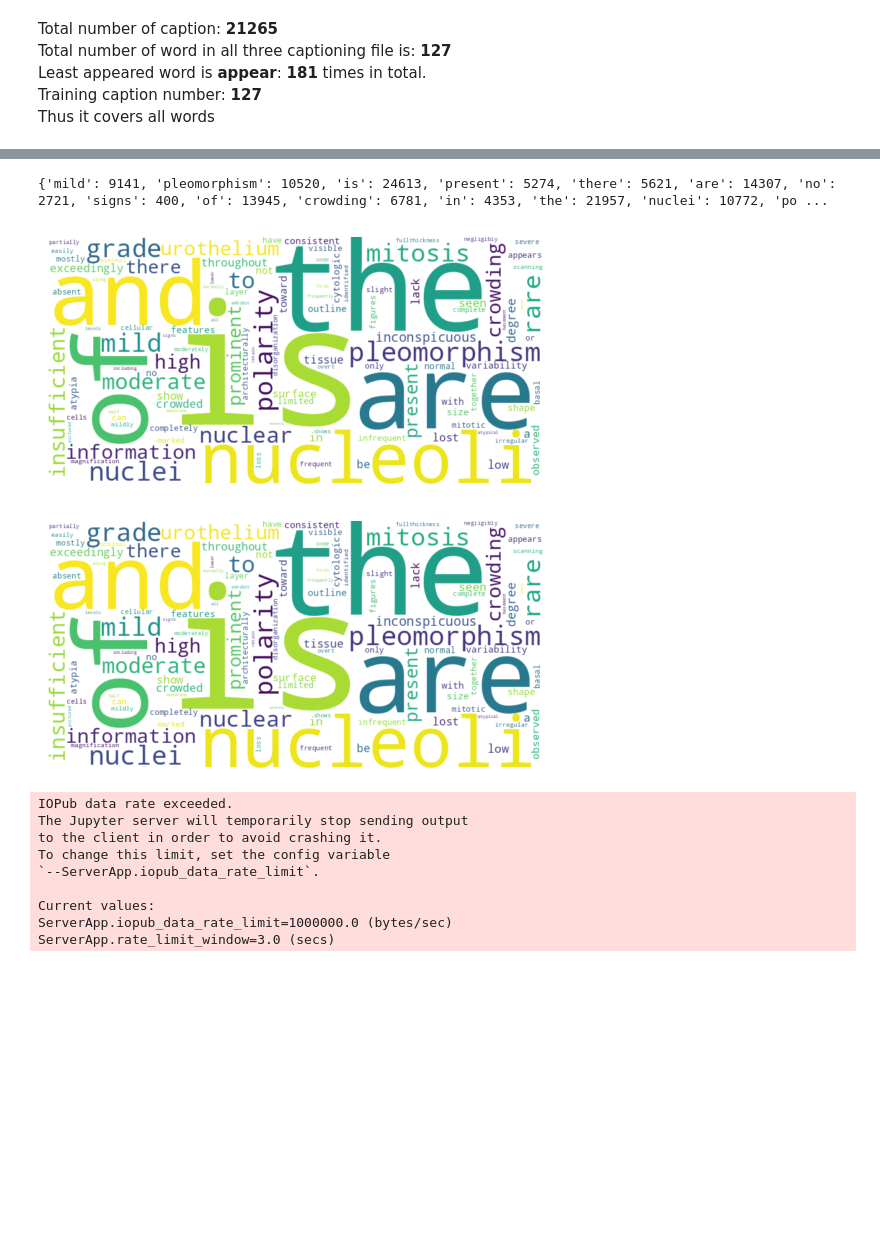
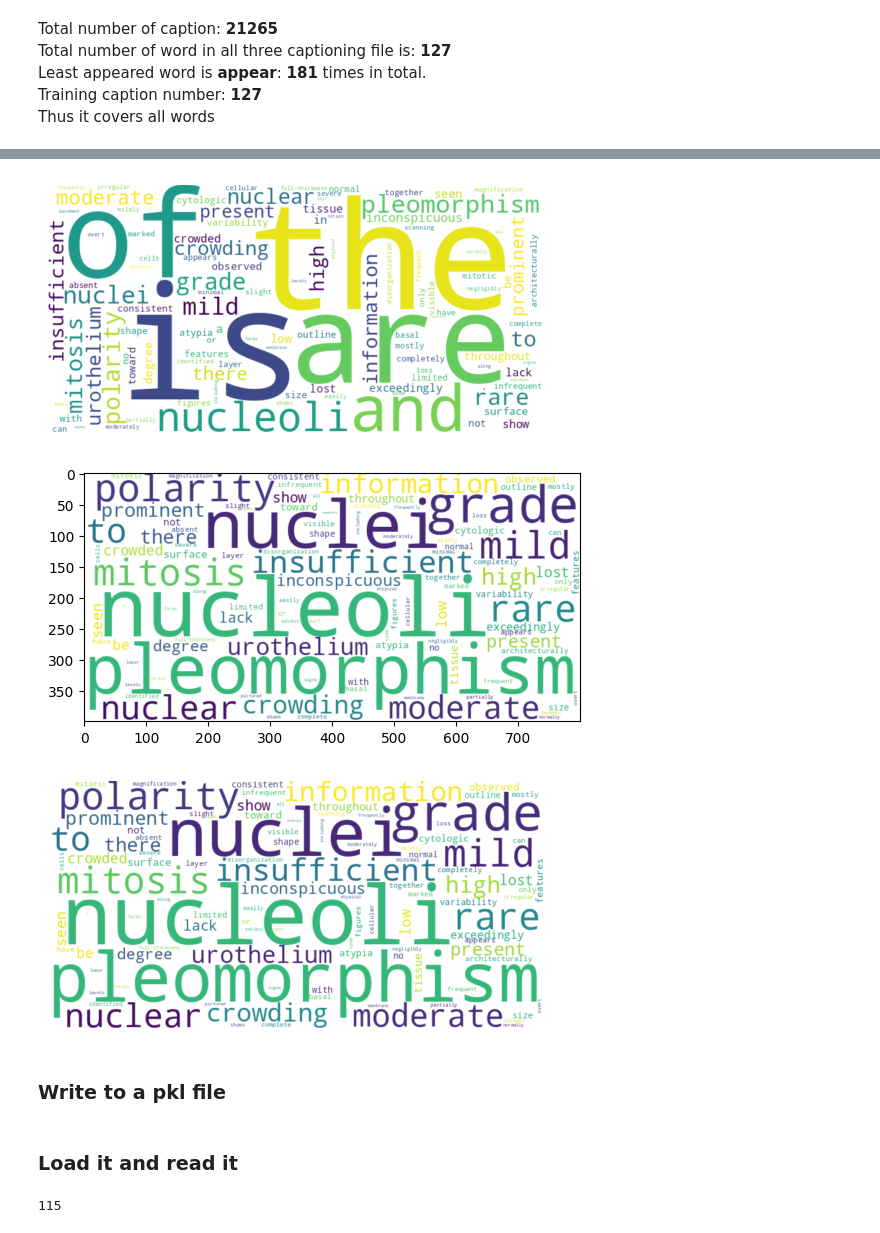
Before and after one commit to PeterrHH/GNN-Histo-Caption, a Jupyter notebook: main/Untitled.ipynb, the cells around one changed output, grey strips where cells are left out. Drawn from its saved outputs; the diff is of its cells as text; code cells hidden in the pictures; blank space fills up the shorter version.

```diff
--- a/main/Untitled.ipynb
+++ b/main/Untitled.ipynb
@@ -196,7 +199,7 @@ from dataloader import make_dataloader
 from Vocabulary import Vocabulary
 split = "train"
 loader,dataset = make_dataloader(
-    batch_size = 2,
+    batch_size = 8,
     split = split,
     base_data_path = "../../../../../../srv/scratch/bic/peter/Report",
     graph_path = "../../../../../../srv/scratch/bic/peter/full-graph",
@@ -382,7 +402,7 @@ class_count = {
 count = 0
 class_weight = []
 for idx,output in enumerate(dataset):
-    _, _, _, _, labels, _, _,_= output
+    _, _, _, _, labels, _, _= output
     if count % 500 == 0 :
         print(count)
     class_count[str(labels)] += 1
@@ -536,9 +568,11 @@ output:
 
 '''
 def word_list_from_cap(caption):
-    # caption_no_punctuation = caption.translate(str.maketrans('', '', ',.'))
-    # Split the caption into words
-    words = caption_no_punctuation.lower().split()
+    # caption_no_punctuation = caption.translate(str.maketrans('', '', '.'))
+    # # Split the caption into words
+    # words = caption_no_punctuation.lower().split()
+    words = nltk.tokenize.word_tokenize(str(caption).lower())
+    words = [word for word in words if '.' not in word]
     #words = nltk.word_tokenize(text.lower())
 
     return words
@@ -556,7 +590,6 @@ def build_vocab(all_caption_list,threshold_freq,vocab):
     <pad>
     <end>
     '''
-
     vocab.add_word('<start>')
     vocab.add_word('<pad>')
     vocab.add_word('<end>')
@@ -569,7 +602,7 @@ def build_vocab(all_caption_list,threshold_freq,vocab):
             word_list = word_list_from_cap(cap)
             for word in word_list:
                 all_words.append(word)
-    print(all_words)
+    # print(all_words)
     print(f"total num of caption: {num_cap}")
     counter = collections.Counter(all_words)
     freq_map = dict(counter) # get words frequency
@@ -623,41 +654,30 @@ plt.show()
-# %%
-print(freq_map)
-# %% [output]
-{'mild': 9141, 'pleomorphism': 10520, 'is': 24613, 'present': 5274, 'there': 5621, 'are': 14307, 'no': 2721, 'signs': 400, 'of': 13945, 'crowding': 6781, 'in': 4353, 'the': 21957, 'nuclei': 10772, 'po ...
 # %%
 # text = " ".join([(k + " ")*v for k,v in freq_map.items()])
 
 # # Generate a word cloud image
 wordcloud = WordCloud(width=800, height=400, background_color='white')
 wordcloud.generate_from_frequencies(freq_map)
 plt.imshow(wordcloud, interpolation='bilinear')
 plt.axis("off")
+plt.show()
+clean_freq_map = freq_map.copy()
+keys_to_remove = ['is','are','of','the','a','in','and']
+for key in keys_to_remove:
+    if key in clean_freq_map:
+        del clean_freq_map[key]
 
-keys_to_remove = ['is','are','of','the','a','in']
 
 # lower max_font_size
 wordcloud = WordCloud(width=800, height=400, background_color='white')
-wordcloud.generate_from_frequencies(freq_map)
+wordcloud.generate_from_frequencies(clean_freq_map)
 plt.imshow(wordcloud, interpolation='bilinear')
 plt.figure()
 plt.imshow(wordcloud, interpolation="bilinear")
 plt.axis("off")
 plt.show()
 # %% [output]
-[figure, old version]
+[figure, new version]
-[figure, old version]
+[figure, new version]
+[figure, added]
-# %%
-caption = "Mild pleomorphism and cytologic atypia is present. There are no signs of crowding in the nuclei."
-words = word_list_from_cap(caption)
-# words = caption_no_punctuation.split()
-print(words)
-# %% [output]
-IOPub data rate exceeded.
-The Jupyter server will temporarily stop sending output
-to the client in order to avoid crashing it.
-To change this limit, set the config variable
-`--ServerApp.iopub_data_rate_limit`.
-
-Current values:
-ServerApp.iopub_data_rate_limit=1000000.0 (bytes/sec)
-ServerApp.rate_limit_window=3.0 (secs)
+# %% [markdown]
+### Write to a pkl file
@@ -663,0 +687,11 @@ ServerApp.rate_limit_window=3.0 (secs)
+# %% [markdown]
+### Load it and read it
+# %%
+vocab_file= "new_vocab_bladderreport.pkl"
+
+# Load vocabulary from the pickle file
+with open(vocab_file, 'rb') as file:
+    vocabs = pickle.load(file)
+print(len(vocabs))
+# %% [output]
+115
```
Also changed, not shown: parts of 16 cells of this notebook, 12 other files.
